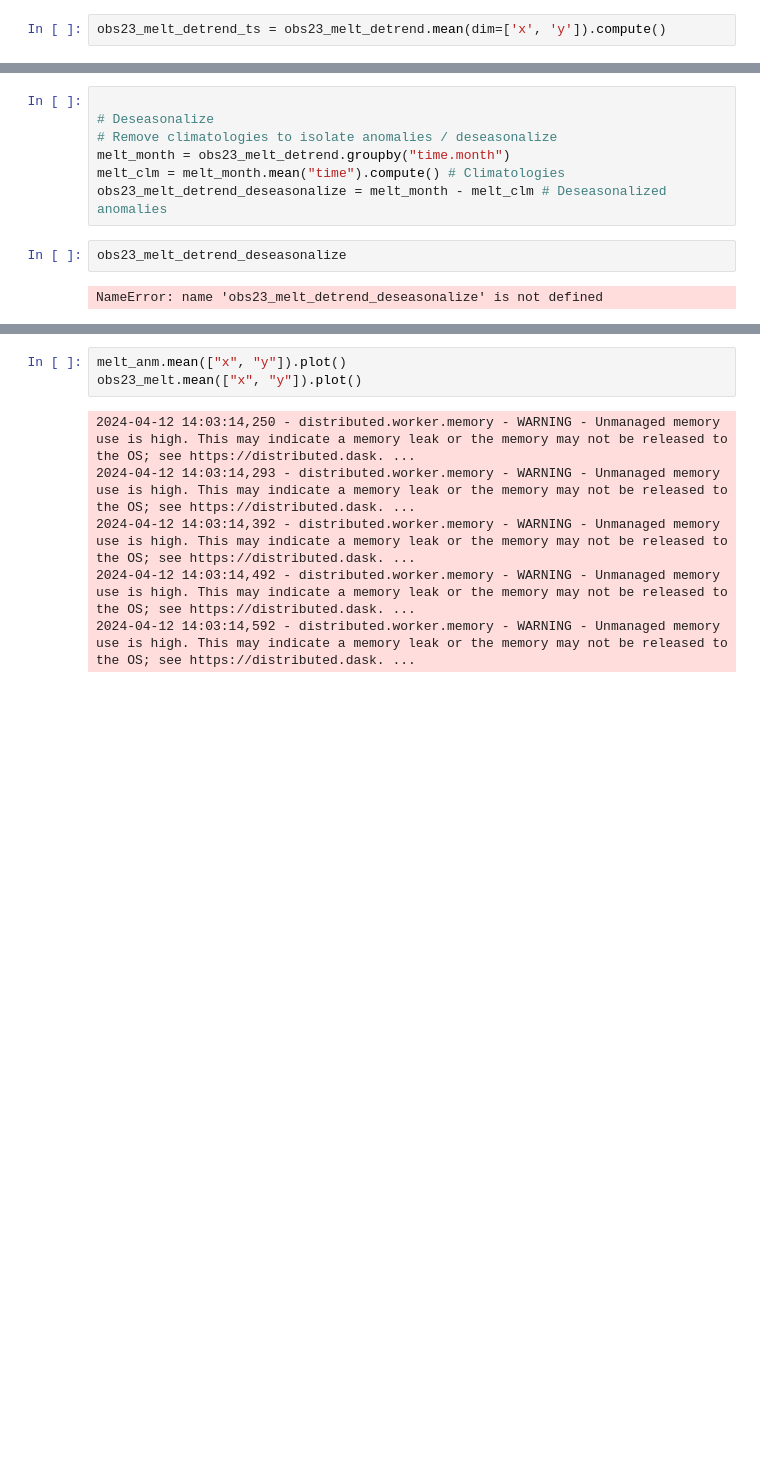
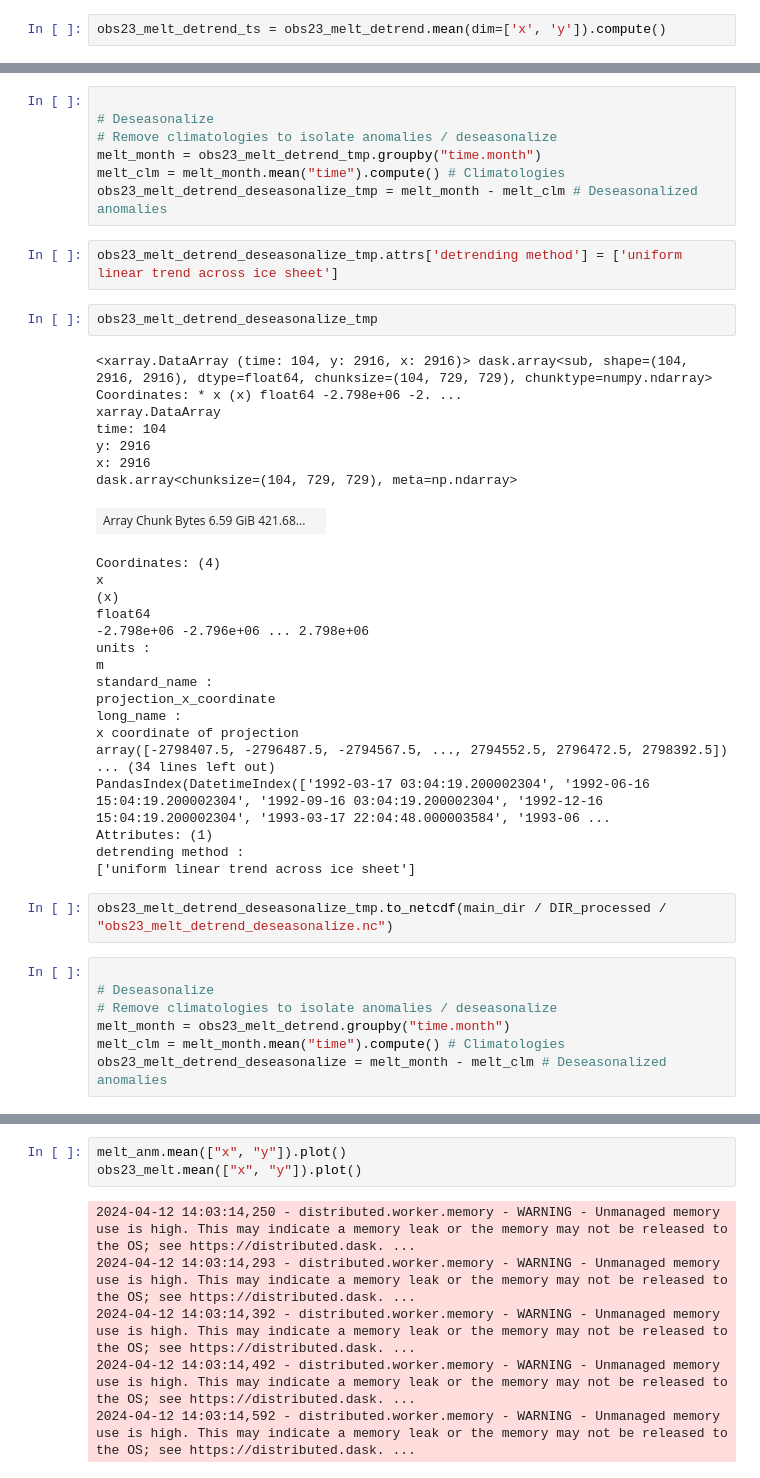
Before and after one commit to mshiv/AISLENS, a Jupyter notebook: notebooks/01-sm-AIS-basal-melt-modern-sat-observations-analysis.ipynb, the cells around one changed output, grey strips where cells are left out. Drawn from its saved outputs; the diff is of its cells as text; blank space fills up the shorter version.

```diff
--- a/notebooks/01-sm-AIS-basal-melt-modern-sat-observations-analysis.ipynb
+++ b/notebooks/01-sm-AIS-basal-melt-modern-sat-observations-analysis.ipynb
@@ -159,3 +226,41 @@ obs23_melt_detrend_ts.plot()
+# %%
+
+# Deseasonalize
+# Remove climatologies to isolate anomalies / deseasonalize
+melt_month = obs23_melt_detrend_tmp.groupby("time.month")
+melt_clm = melt_month.mean("time").compute() # Climatologies
+obs23_melt_detrend_deseasonalize_tmp = melt_month - melt_clm # Deseasonalized anomalies
+# %%
+obs23_melt_detrend_deseasonalize_tmp.attrs['detrending method'] = ['uniform linear trend across ice sheet']
+# %%
+obs23_melt_detrend_deseasonalize_tmp
+# %% [output]
+<xarray.DataArray (time: 104, y: 2916, x: 2916)> dask.array<sub, shape=(104, 2916, 2916), dtype=float64, chunksize=(104, 729, 729), chunktype=numpy.ndarray> Coordinates: * x (x) float64 -2.798e+06 -2. ...
+xarray.DataArray
+time: 104
+y: 2916
+x: 2916
+dask.array<chunksize=(104, 729, 729), meta=np.ndarray>
+| Array Chunk Bytes 6.59 GiB 421.68... |  |
+Coordinates: (4)
+x
+(x)
+float64
+-2.798e+06 -2.796e+06 ... 2.798e+06
+units :
+m
+standard_name :
+projection_x_coordinate
+long_name :
+x coordinate of projection
+array([-2798407.5, -2796487.5, -2794567.5, ..., 2794552.5, 2796472.5, 2798392.5])
+... (34 lines left out)
+PandasIndex(DatetimeIndex(['1992-03-17 03:04:19.200002304', '1992-06-16 15:04:19.200002304', '1992-09-16 03:04:19.200002304', '1992-12-16 15:04:19.200002304', '1993-03-17 22:04:48.000003584', '1993-06 ...
+Attributes: (1)
+detrending method :
+['uniform linear trend across ice sheet']
+# %%
+obs23_melt_detrend_deseasonalize_tmp.to_netcdf(main_dir / DIR_processed / "obs23_melt_detrend_deseasonalize.nc")
 # %%
 
 # Deseasonalize
@@ -163,10 +268,6 @@ obs23_melt_detrend_ts.plot()
 melt_month = obs23_melt_detrend.groupby("time.month")
 melt_clm = melt_month.mean("time").compute() # Climatologies
 obs23_melt_detrend_deseasonalize = melt_month - melt_clm # Deseasonalized anomalies
-# %%
-obs23_melt_detrend_deseasonalize
-# %% [output]
-NameError: name 'obs23_melt_detrend_deseasonalize' is not defined
 # %%
 obs23_melt_detrend_deseasonalize.mean(dim=['x', 'y']).plot()
 obs23_melt_detrend.mean(dim=['x', 'y']).plot()
```
Also changed, not shown: parts of 11 cells of this notebook.
